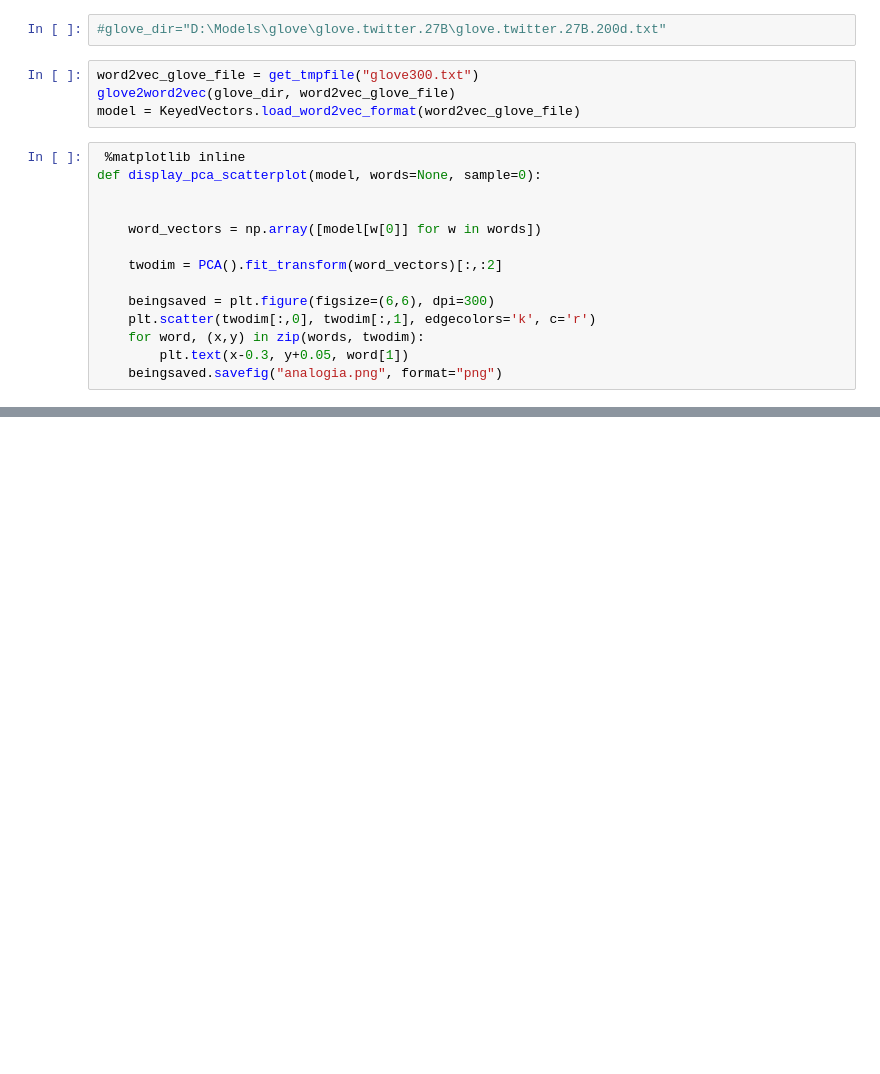
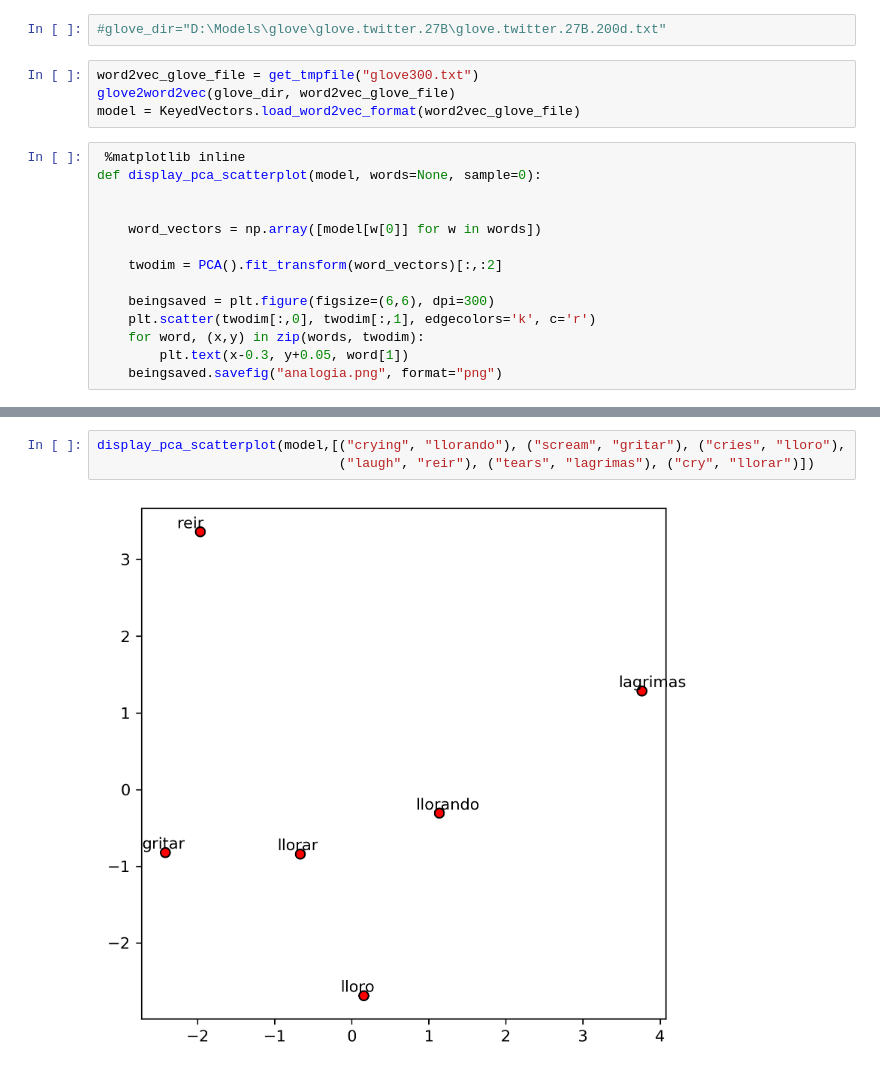
Before and after one commit to v1ktop/data_augmentation_for_author_profiling, a Jupyter notebook: notebooks/Ejemplos_Glove.ipynb, the cells around one changed output, grey strips where cells are left out. Drawn from its saved outputs; the diff is of its cells as text; blank space fills up the shorter version.

```diff
--- a/notebooks/Ejemplos_Glove.ipynb
+++ b/notebooks/Ejemplos_Glove.ipynb
@@ -75,0 +78,5 @@ display_pca_scatterplot(model,[("yell", "chillido"), ("frustrated", "frustrado")
+# %%
+display_pca_scatterplot(model,[("crying", "llorando"), ("scream", "gritar"), ("cries", "lloro"),
+                               ("laugh", "reir"), ("tears", "lagrimas"), ("cry", "llorar")])
+# %% [output]
+[figure, added]
```
Also changed, not shown: parts of 10 cells of this notebook, 12 other files.
